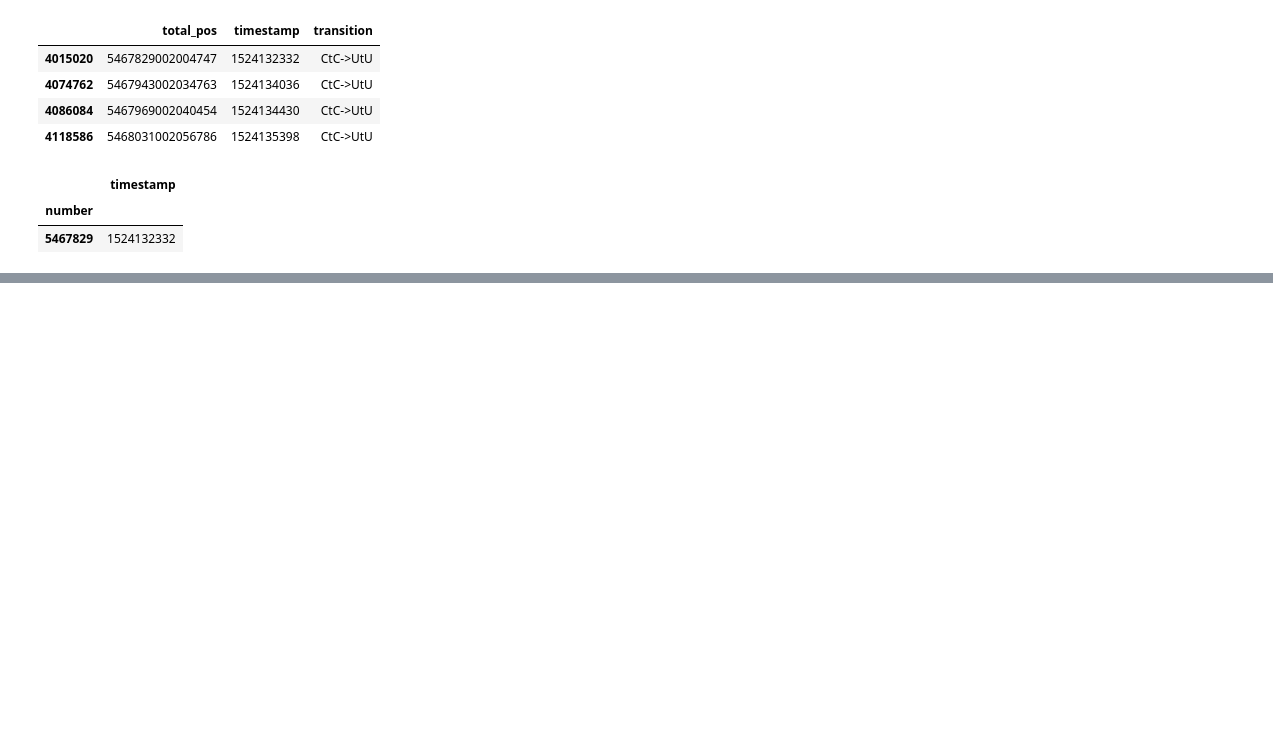
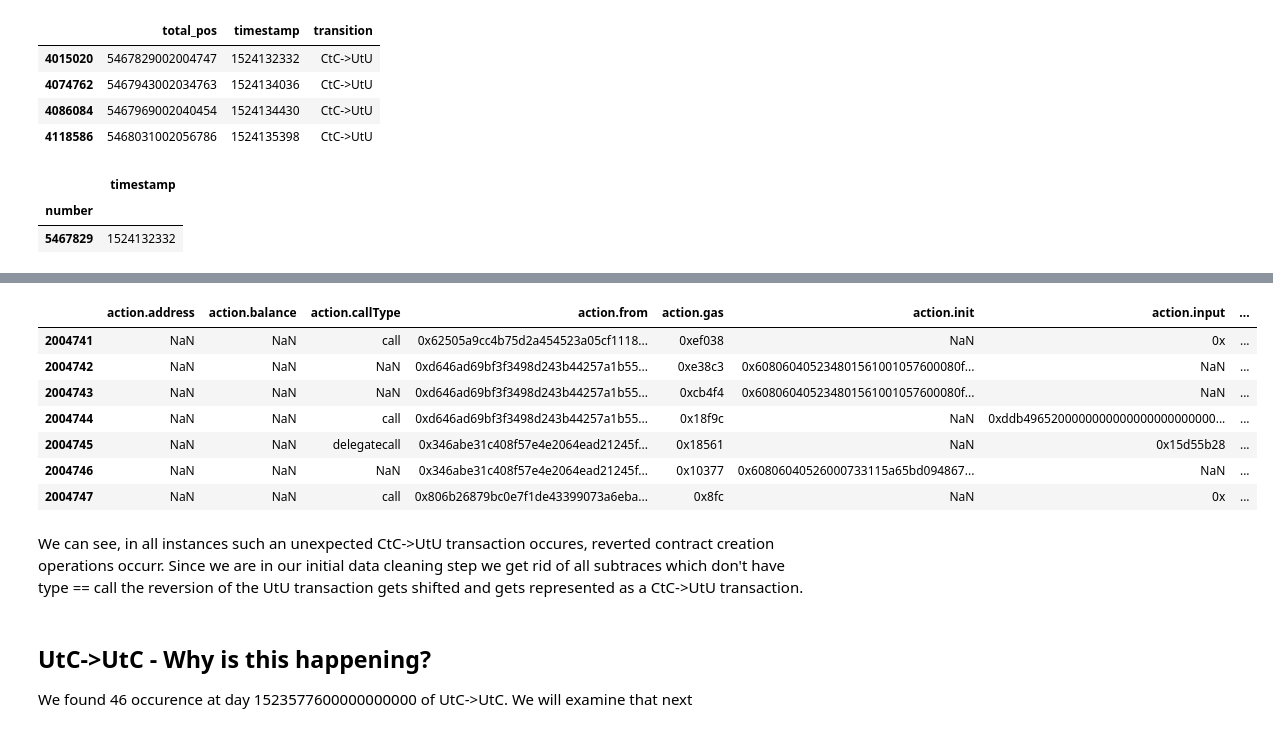
Before and after one commit to captain-red-baron/distributed-ledger-process-miner, a Jupyter notebook: analysis/transition_analysis.ipynb, the cells around one changed output, grey strips where cells are left out. Cells and saved outputs as stored; diff of their text form; code cells hidden in the pictures; blank space fills up the shorter version.

```diff
--- a/analysis/transition_analysis.ipynb
+++ b/analysis/transition_analysis.ipynb
@@ -162,0 +176,16 @@ raw_545 = pd.read_csv('/Users/marcelmuller/Documents/Uni/Master/Semester_9_SS_18
+# %%
+raw_545[raw_545['transactionHash'] == candidate_tx_hash_list[0]]
+# %% [output]
+|  | action.address | action.balance | action.callType | action.from | action.gas | action.init | action.input | ... |
+| 2004741 | NaN | NaN | call | 0x62505a9cc4b75d2a454523a05cf1118... | 0xef038 | NaN | 0x | ... |
+| 2004742 | NaN | NaN | NaN | 0xd646ad69bf3f3498d243b44257a1b55... | 0xe38c3 | 0x608060405234801561001057600080f... | NaN | ... |
+| 2004743 | NaN | NaN | NaN | 0xd646ad69bf3f3498d243b44257a1b55... | 0xcb4f4 | 0x608060405234801561001057600080f... | NaN | ... |
+| 2004744 | NaN | NaN | call | 0xd646ad69bf3f3498d243b44257a1b55... | 0x18f9c | NaN | 0xddb4965200000000000000000000000... | ... |
+| 2004745 | NaN | NaN | delegatecall | 0x346abe31c408f57e4e2064ead21245f... | 0x18561 | NaN | 0x15d55b28 | ... |
+| 2004746 | NaN | NaN | NaN | 0x346abe31c408f57e4e2064ead21245f... | 0x10377 | 0x60806040526000733115a65bd094867... | NaN | ... |
+| 2004747 | NaN | NaN | call | 0x806b26879bc0e7f1de43399073a6eba... | 0x8fc | NaN | 0x | ... |
+# %% [markdown]
+We can see, in all instances such an unexpected CtC->UtU transaction occures, reverted contract creation operations occurr. Since we are in our initial data cleaning step we get rid of all subtraces which don't have type == call the reversion of the UtU transaction gets shifted and gets represented as a CtC->UtU transaction.
+# %% [markdown]
+## UtC->UtC - Why is this happening?
+We found 46 occurence at day 1523577600000000000 of UtC->UtC. We will examine that next
```
Also changed, not shown: parts of 16 cells of this notebook, 2 other files.
